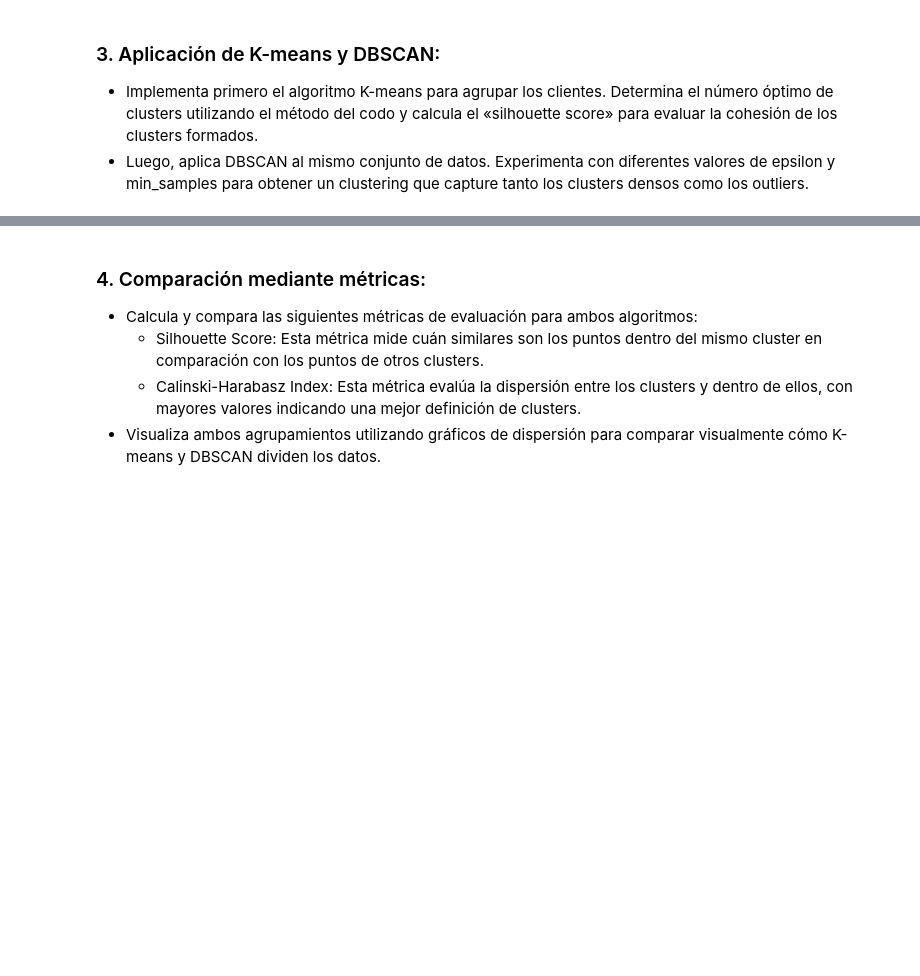
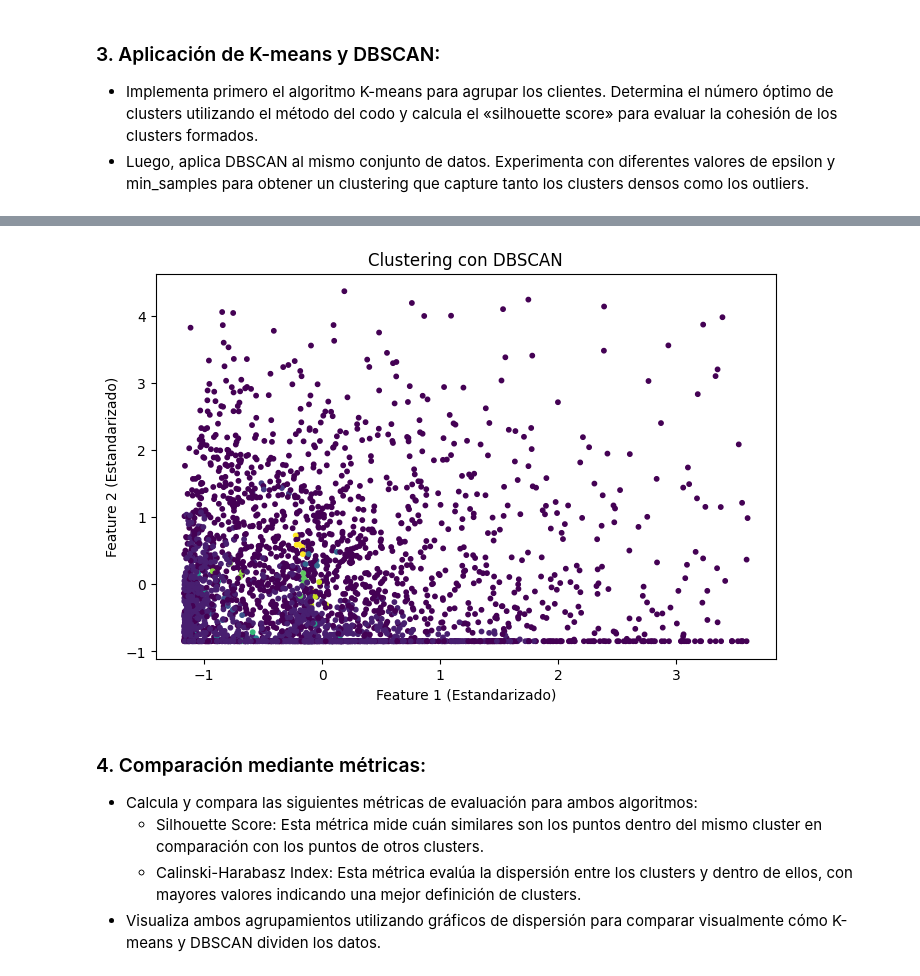
Before and after one commit to CesarVelgo/Advanced_ML, a Jupyter notebook: notebook/core6.ipynb, the cells around one changed output, grey strips where cells are left out. Drawn from its saved outputs; the diff is of its cells as text; code cells hidden in the pictures; blank space fills up the shorter version.

```diff
--- a/notebook/core6.ipynb
+++ b/notebook/core6.ipynb
@@ -14,3 +227,15 @@
+# %%
+dbscan = DBSCAN(eps=0.5, min_samples=5)  # creamos un objeto DBSCAN
+dbscan_labels = dbscan.fit_predict(X_scaled)  # ajustamos el modelo DBSCAN a los datos escalados
+
+plt.figure(figsize=(8, 5))  # creamos una nueva figura de tamaño 8x5
+plt.scatter(X_scaled[:, 0], X_scaled[:, 1], c=dbscan_labels, cmap='viridis', s=10)  # graficamos los puntos de los datos
+plt.title('Clustering con DBSCAN')  # damos un título a la gráfica
+plt.xlabel('Feature 1 (Estandarizado)')  # etiquetamos el eje X
+plt.ylabel('Feature 2 (Estandarizado)')  # etiquetamos el eje Y
+plt.show()  # mostramos la gráfica
+# %% [output]
+[figure, added]
 # %% [markdown]
 ### 4. Comparación mediante métricas:
   * Calcula y compara las siguientes métricas de evaluación para ambos algoritmos:
```
Also changed, not shown: parts of 17 cells of this notebook, 2 other files.
